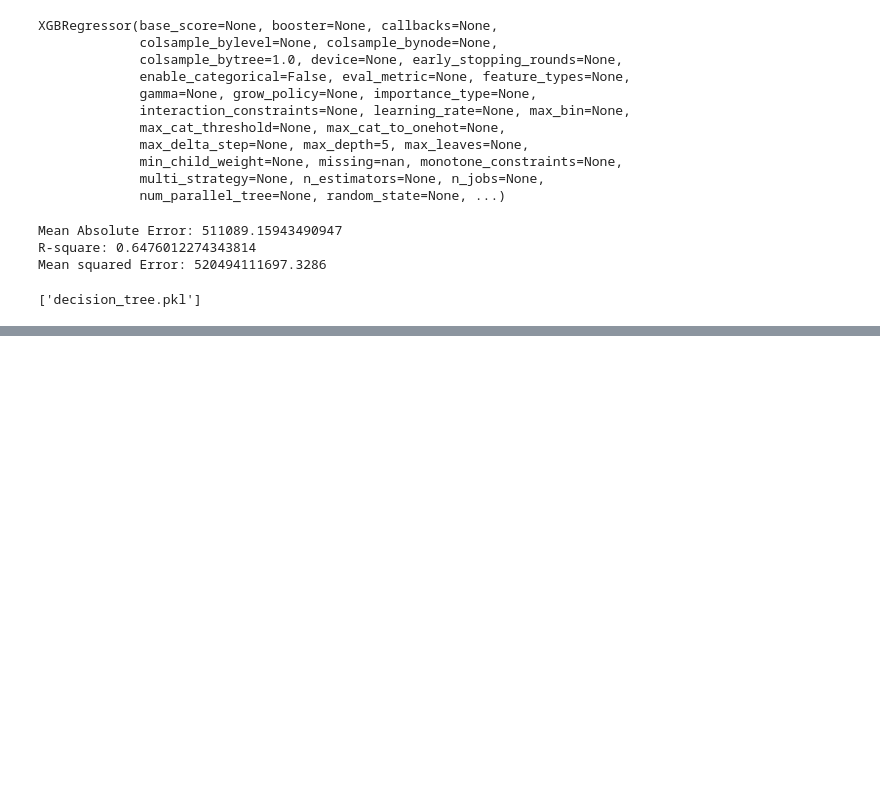
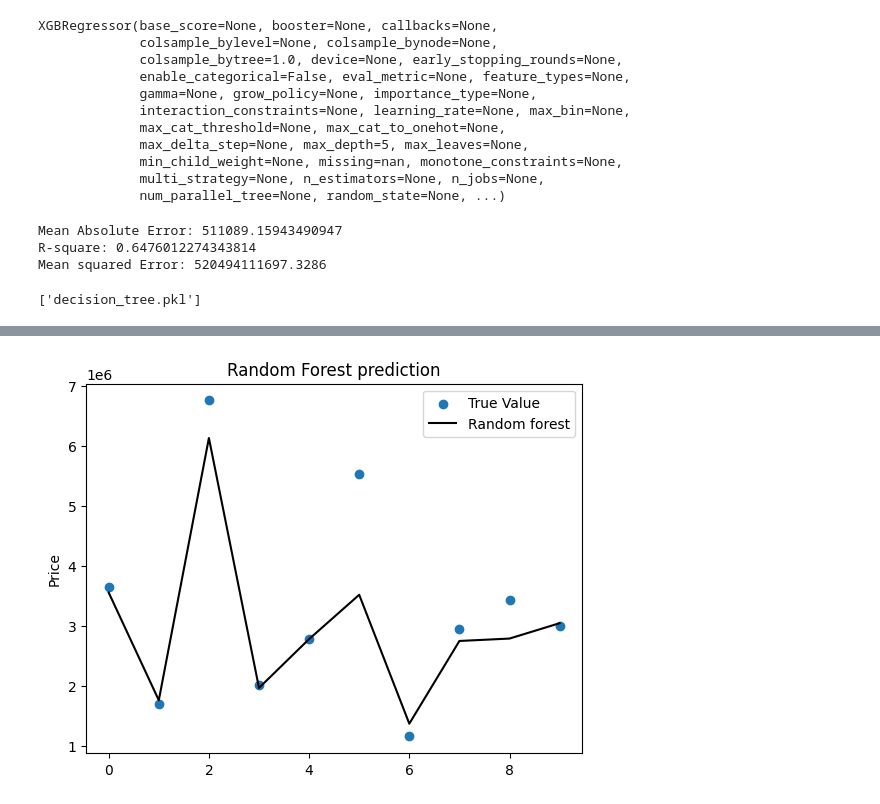
Before and after one commit to hairfann/airfare-prediction, a Jupyter notebook: flight_price.ipynb, the cells around one changed output, grey strips where cells are left out. Saved outputs shown, nothing was run; the diff lists cells and outputs as text; code cells hidden in the pictures; blank space fills up the shorter version.

```diff
--- a/flight_price.ipynb
+++ b/flight_price.ipynb
@@ -309,0 +360,15 @@ xgboost=joblib.load('xgboost.pkl')
+# %%
+x = [i for i in range(0,10)]
+y = Y_test[:10]
+
+X_random_forest = [i for i in range(0,10)]
+Y_random_forest = rf_prediction[:10]
+
+plt.scatter(x, y)
+plt.plot(X_random_forest, Y_random_forest ,color='black')
+plt.title('Random Forest prediction')
+plt.ylabel('Price')
+plt.legend(['True Value','Random forest'])
+plt.show()
+# %% [output]
+[figure, added]
```
Also changed, not shown: parts of 8 cells of this notebook.
